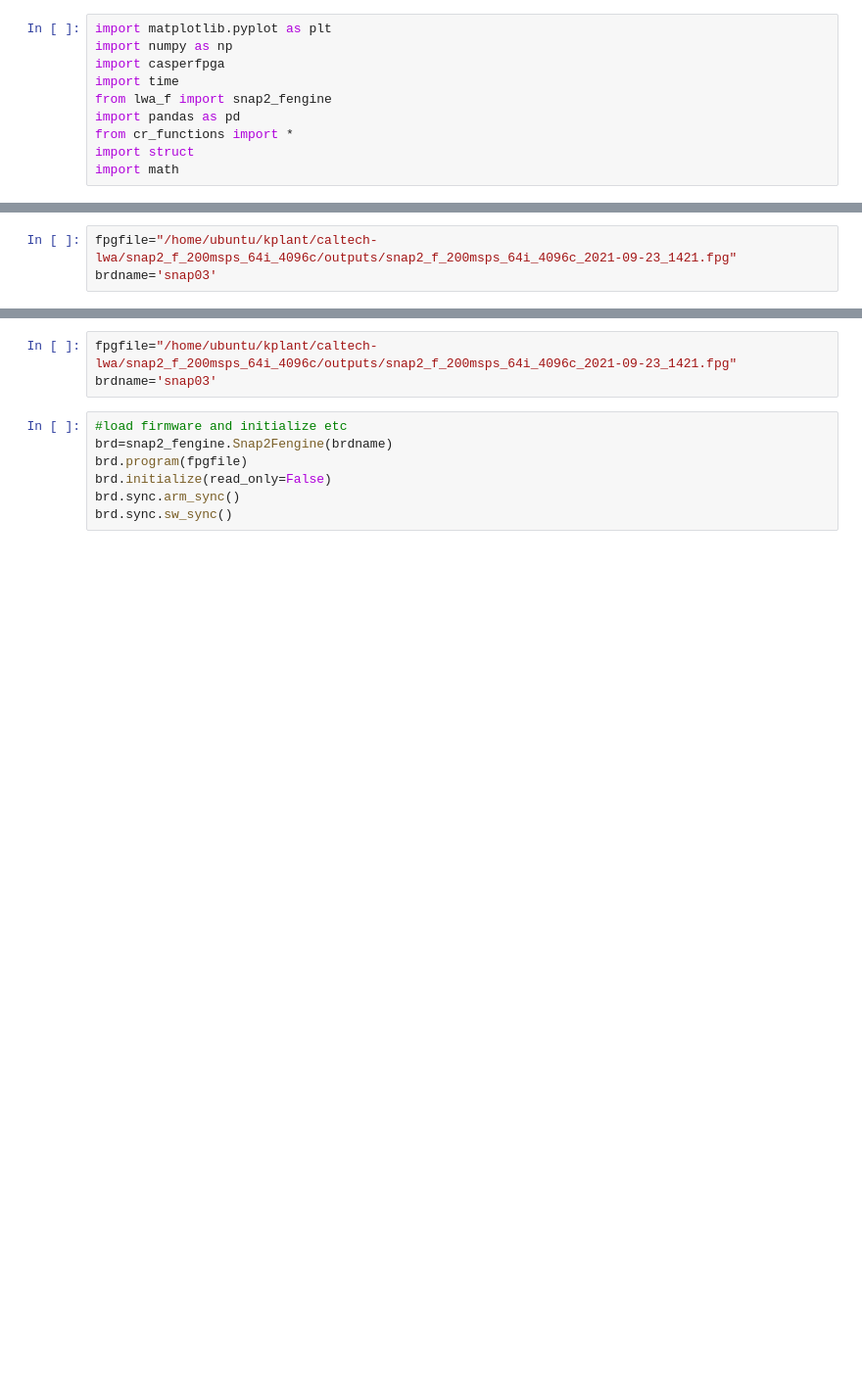
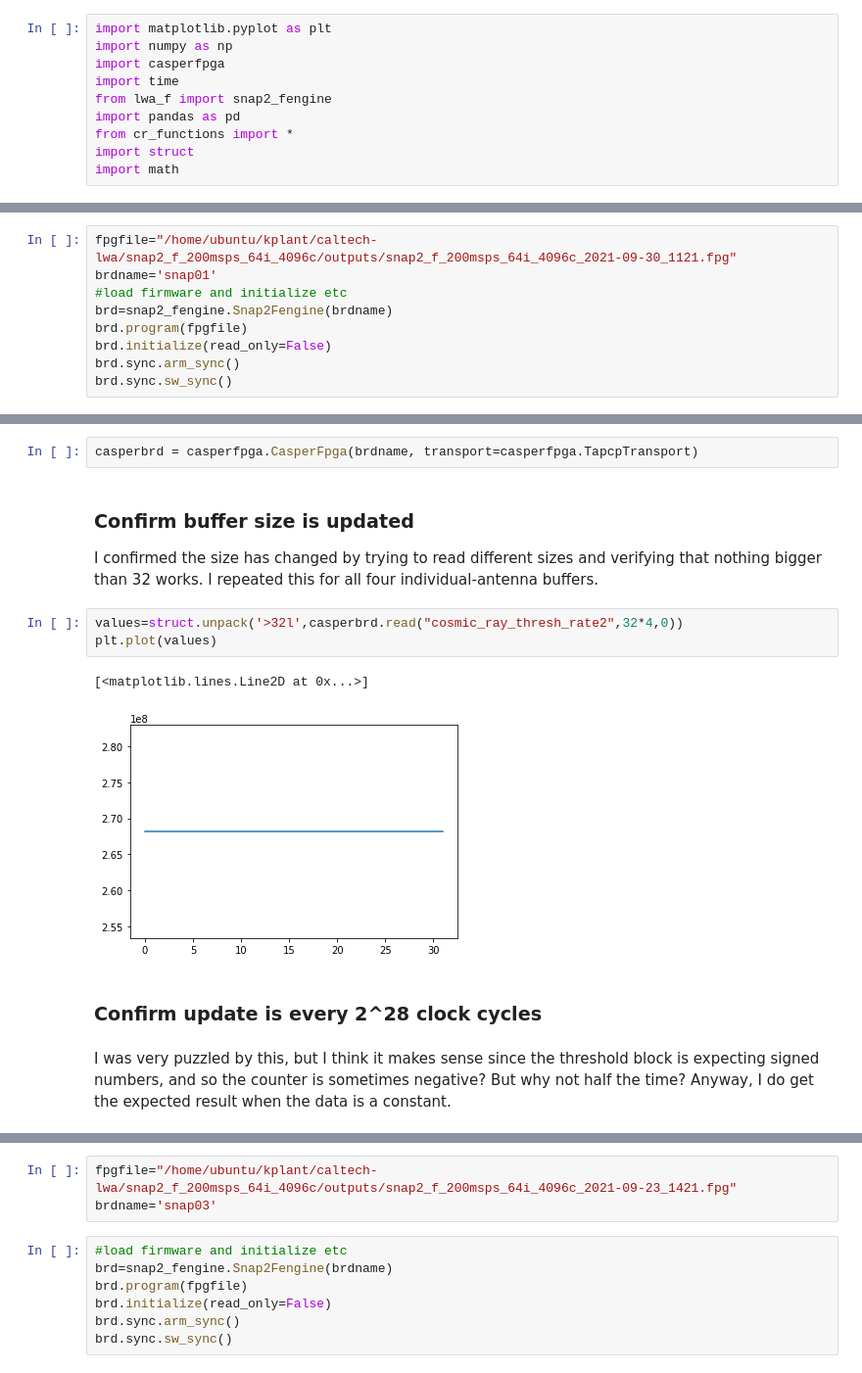
Before and after one commit to realtimeradio/caltech-lwa, a Jupyter notebook: cosmic_ray_scripts/snap2_control/individual_antenna_threshold_scan.ipynb, the cells around one changed output, grey strips where cells are left out. Shown at 98% size. Saved outputs shown, nothing was run; the diff lists cells and outputs as text; blank space fills up the shorter version.

Commit message:
Committing latest antenna scan notebook and update to cr_functions.py

```diff
--- a/cosmic_ray_scripts/snap2_control/individual_antenna_threshold_scan.ipynb
+++ b/cosmic_ray_scripts/snap2_control/individual_antenna_threshold_scan.ipynb
@@ -21,3 +26,9 @@ import math
 # %%
-fpgfile="/home/ubuntu/kplant/caltech-lwa/snap2_f_200msps_64i_4096c/outputs/snap2_f_200msps_64i_4096c_2021-09-23_1421.fpg"
-brdname='snap03'
+fpgfile="/home/ubuntu/kplant/caltech-lwa/snap2_f_200msps_64i_4096c/outputs/snap2_f_200msps_64i_4096c_2021-09-30_1121.fpg"
+brdname='snap01'
+#load firmware and initialize etc
+brd=snap2_fengine.Snap2Fengine(brdname)
+brd.program(fpgfile)
+brd.initialize(read_only=False)
+brd.sync.arm_sync()
+brd.sync.sw_sync()
@@ -23,0 +121,15 @@ brdname='snap03'
+# %%
+casperbrd = casperfpga.CasperFpga(brdname, transport=casperfpga.TapcpTransport)
+# %% [markdown]
+### Confirm buffer size is updated
+I confirmed the size has changed by trying to read different sizes and verifying that nothing bigger than 32 works.  I repeated this for all four individual-antenna buffers.
+# %%
+values=struct.unpack('>32l',casperbrd.read("cosmic_ray_thresh_rate2",32*4,0))
+plt.plot(values)
+# %% [output]
+[<matplotlib.lines.Line2D at 0x...>]
+[figure, added]
+# %% [markdown]
+### Confirm update is every 2^28 clock cycles
+# %% [markdown]
+I was very puzzled by this, but I think it makes sense since the threshold block is expecting signed numbers, and so the counter is sometimes negative?  But why not half the time?  Anyway, I do get the expected result when the data is a constant.
```
Also changed, not shown: parts of 14 cells of this notebook, 1 other file.
